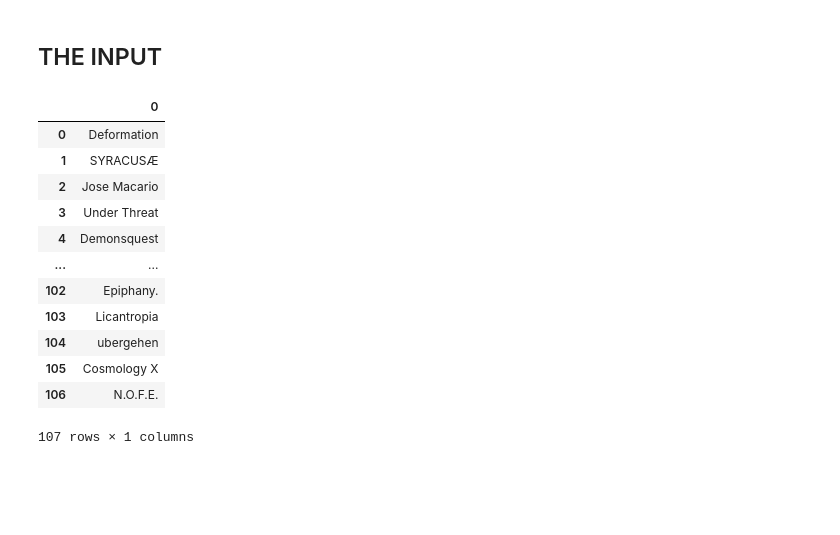
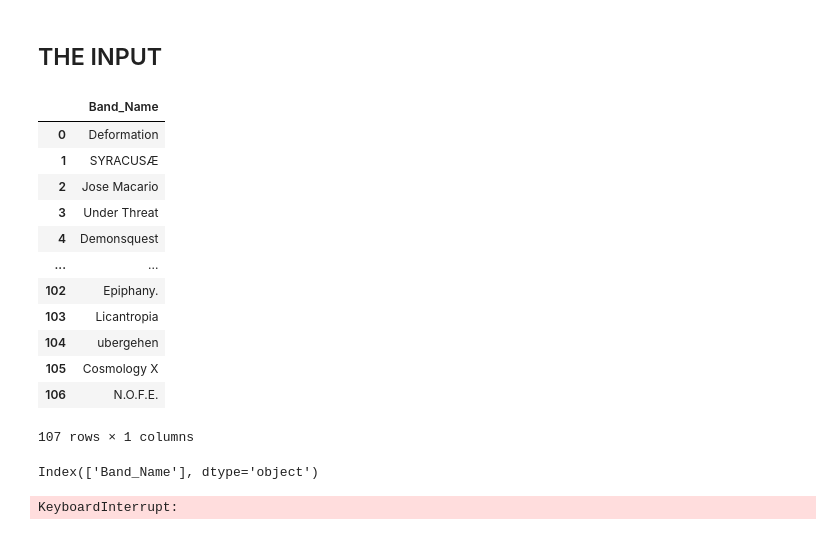
Before and after one commit to chainReactionCol/newRep, a Jupyter notebook: Metal_Colombiano.ipynb, the cells around one changed output. Saved outputs shown, nothing was run; the diff lists cells and outputs as text; code cells hidden in the pictures; blank space fills up the shorter version.

```diff
--- a/Metal_Colombiano.ipynb
+++ b/Metal_Colombiano.ipynb
@@ -182,12 +183,13 @@ def get_band_from_playlist_id(token, playlist_id):
 # band_names = get_band_from_playlist_id(token, playlist_id)
 # print(band_names)
 # %%
-band_names = get_band_from_playlist_id(token, Spotify_List_Id)
+band_names = get_band_from_playlist_id(access_token, Spotify_List_Id)
 # %%
-Band_Names=pd.DataFrame(band_names)
+Band_Names=pd.DataFrame(band_names,
+columns=['Band_Name'])
 Band_Names
 # %% [output]
-|  | 0 |
+|  | Band_Name |
 | 0 | Deformation |
 | 1 | SYRACUSÆ |
 | 2 | Jose Macario |
@@ -243,0 +205,12 @@ def get_tracks_from_album_ids(token, album_ids):
+# %%
+Band_Names.columns
+# %% [output]
+Index(['Band_Name'], dtype='object')
+# %%
+token=access_token
+for i in range(0,len(band_names)):
+    names = get_artists_by_name(band_names[i], access_token)
+    response_data_names = get_artists_from_spotify(token, names)
+    df_metal_artist_names = extract_artists_to_dataframe(response_data_names)
+# %% [output]
+KeyboardInterrupt:
```
Also changed, not shown: parts of 10 cells of this notebook, 1 other file.
